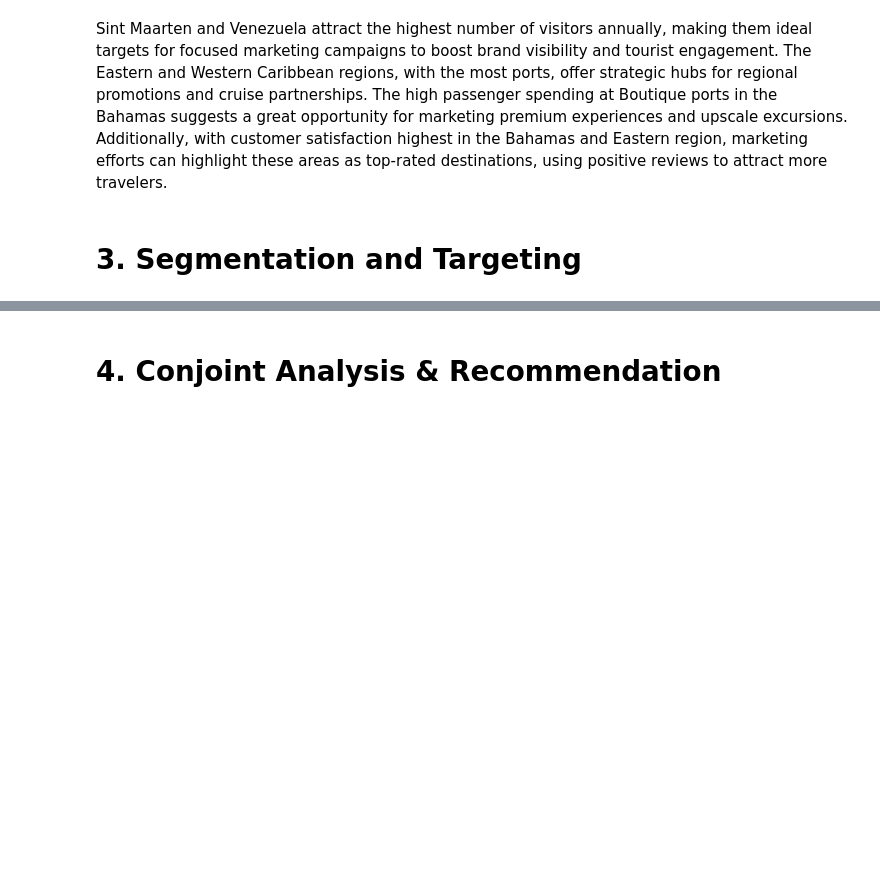
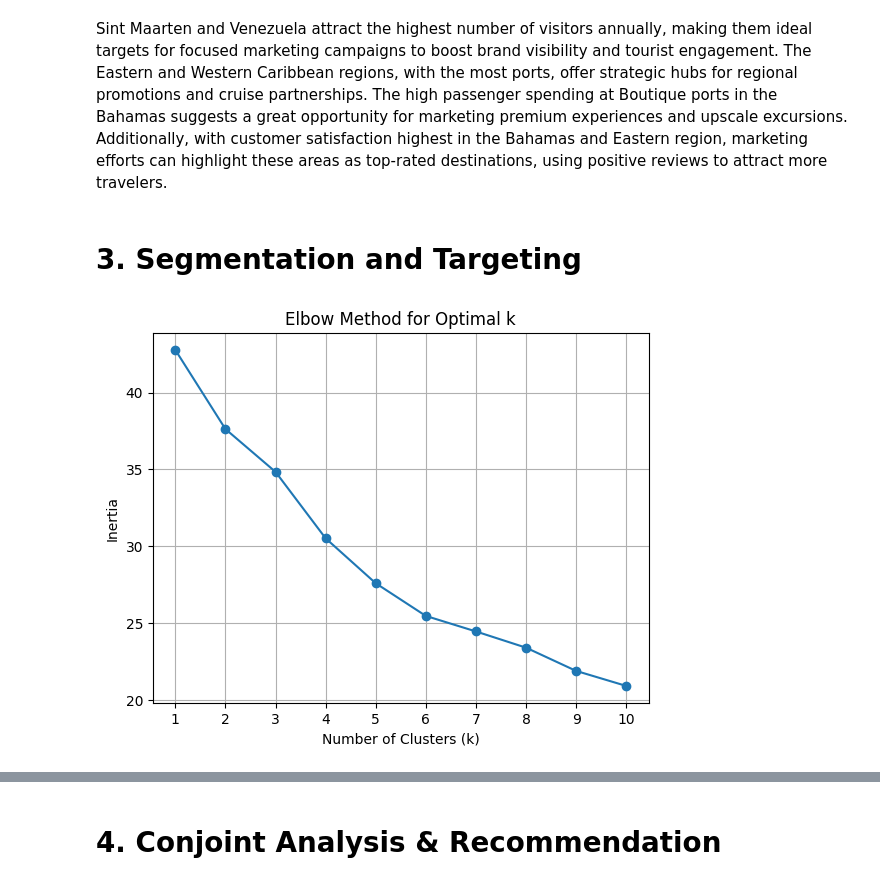
Before and after one commit to CYXNBNBNB/AD654-Sp25A3-Project, a Jupyter notebook: Project.ipynb, the cells around one changed output, grey strips where cells are left out. Saved outputs shown, nothing was run; the diff lists cells and outputs as text; code cells hidden in the pictures; blank space fills up the shorter version.

```diff
--- a/Project.ipynb
+++ b/Project.ipynb
@@ -112,3 +115,35 @@ Name: avg_customer_satisfaction, dtype: float64
 Sint Maarten and Venezuela attract the highest number of visitors annually, making them ideal targets for focused marketing campaigns to boost brand visibility and tourist engagement. The Eastern and Western Caribbean regions, with the most ports, offer strategic hubs for regional promotions and cruise partnerships. The high passenger spending at Boutique ports in the Bahamas suggests a great opportunity for marketing premium experiences and upscale excursions. Additionally, with customer satisfaction highest in the Bahamas and Eastern region, marketing efforts can highlight these areas as top-rated destinations, using positive reviews to attract more travelers.
 # %% [markdown]
 # 3. Segmentation and Targeting
+# %%
+df = pd.read_csv("data/caribbean_ports.csv")
+
+categorical_cols = df.select_dtypes(include=["object", "category"]).columns.tolist()
+#print("Categorical Columns:", categorical_cols)
+
+numerical_cols = df.select_dtypes(include=["int64", "float64"]).columns.tolist()
+#print("Numerical Columns:", numerical_cols)
+# %%
+#apply k-means
+scaler = MinMaxScaler()
+df_scaled = scaler.fit_transform(df[numerical_cols])
+kmeans = KMeans(n_clusters=4, random_state=42)
+df["cluster"] = kmeans.fit_predict(df_scaled)
+
+inertia = []
+k_range = range(1, 11)
+
+for k in k_range:
+    kmeans = KMeans(n_clusters=k, random_state=42)
+    kmeans.fit(df_scaled)
+    inertia.append(kmeans.inertia_)
+
+plt.plot(k_range, inertia, marker='o')
+plt.xlabel('Number of Clusters (k)')
+plt.ylabel('Inertia')
+plt.title('Elbow Method for Optimal k')
+plt.xticks(k_range)
+plt.grid(True)
+plt.show()
+# %% [output]
+[figure, added]
```
Also changed, not shown: parts of 9 cells of this notebook, 1 other file.
